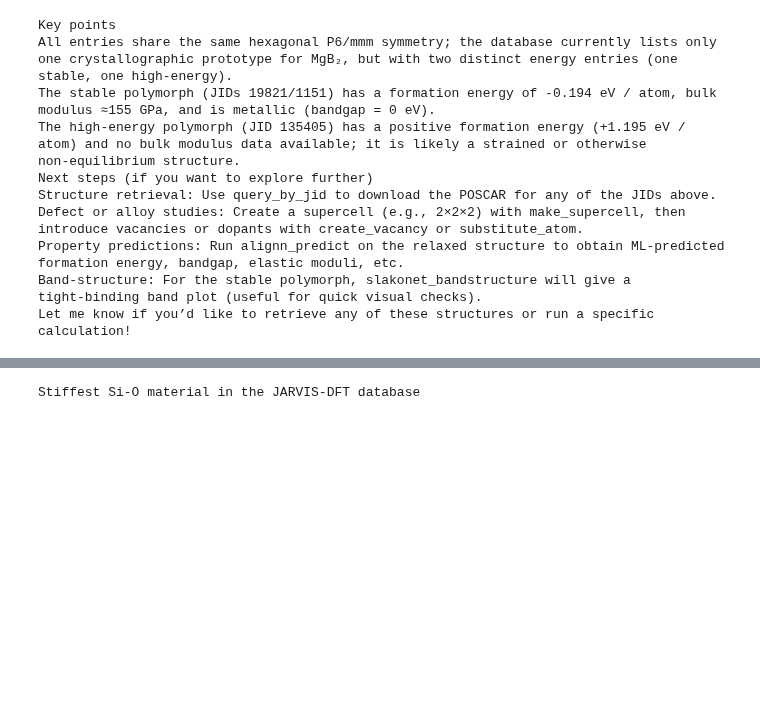
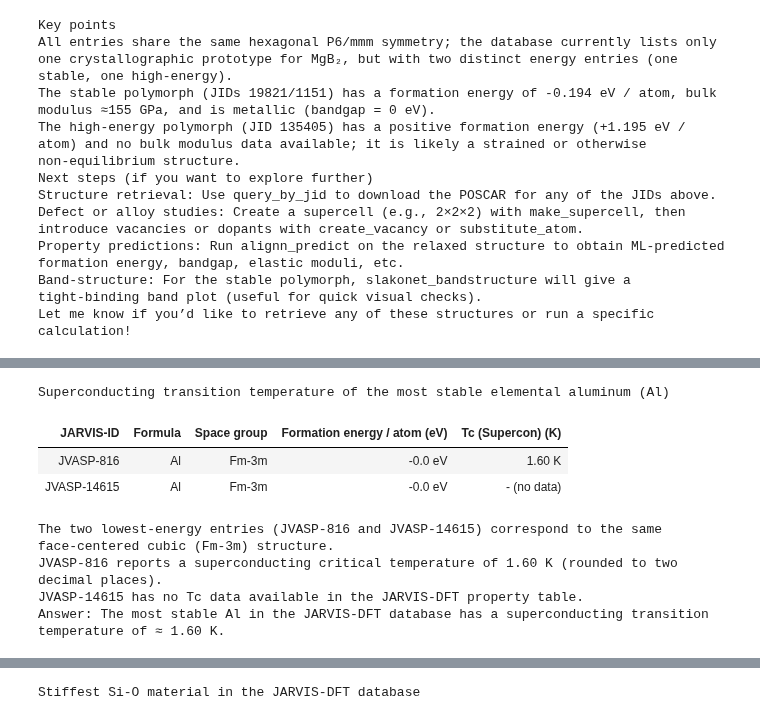
Before and after one commit to knc6/jarvis-tools-notebooks, a Jupyter notebook: jarvis-tools-notebooks/agapi_example.ipynb, the cells around one changed output, grey strips where cells are left out. Cells and saved outputs as stored; diff of their text form; code cells hidden in the pictures; blank space fills up the shorter version.

```diff
--- a/jarvis-tools-notebooks/agapi_example.ipynb
+++ b/jarvis-tools-notebooks/agapi_example.ipynb
@@ -128,0 +149,11 @@ ag4=agent.query_sync("Get POSCAR for JVASP-1002",render_html=True)
+# %%
+ag5=agent.query_sync("What’s the Tc_Supercon for most stable Al in K in JARVIS-DFT database?",render_html=True)
+# %% [output]
+Superconducting transition temperature of the most stable elemental aluminum (Al)
+| JARVIS‑ID | Formula | Space group | Formation energy / atom (eV) | Tc (Supercon) (K) |
+| JVASP‑816 | Al | Fm‑3m | -0.0 eV | 1.60 K |
+| JVASP‑14615 | Al | Fm‑3m | -0.0 eV | - (no data) |
+The two lowest‑energy entries (JVASP‑816 and JVASP‑14615) correspond to the same face‑centered cubic (Fm‑3m) structure.
+JVASP‑816 reports a superconducting critical temperature of 1.60 K (rounded to two decimal places).
+JVASP‑14615 has no Tc data available in the JARVIS‑DFT property table.
+Answer: The most stable Al in the JARVIS‑DFT database has a superconducting transition temperature of ≈ 1.60 K.
```
Also changed, not shown: parts of 28 cells of this notebook.
